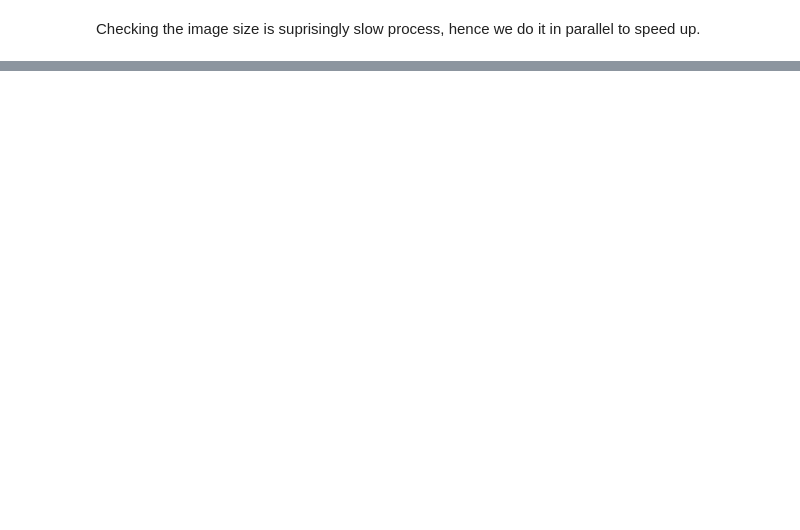
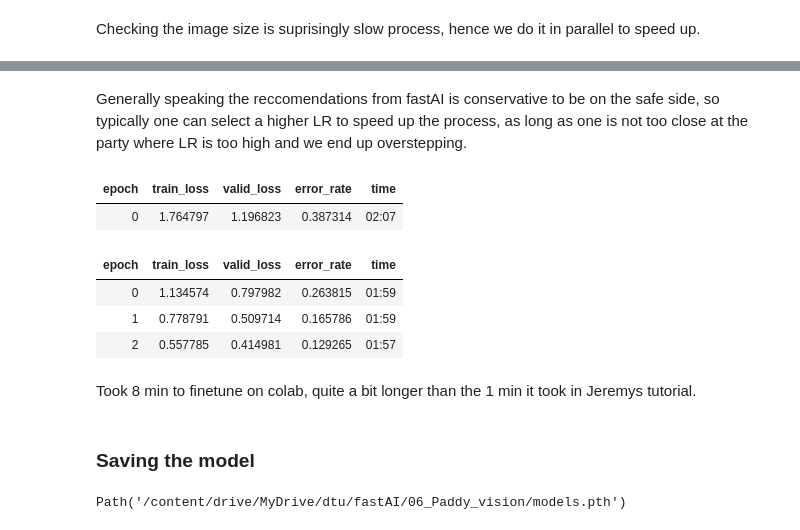
Before and after one commit to jalkestrup/fastai_course, a Jupyter notebook: 06_Paddy_vision/paddy.ipynb, the cells around one changed output, grey strips where cells are left out. Cells and saved outputs as stored; diff of their text form; code cells hidden in the pictures; blank space fills up the shorter version.

```diff
--- a/06_Paddy_vision/paddy.ipynb
+++ b/06_Paddy_vision/paddy.ipynb
@@ -176,0 +183,20 @@ Original Traceback (most recent call last):
+# %% [markdown]
+Generally speaking the reccomendations from fastAI is conservative to be on the safe side, so typically one can select a higher LR to speed up the process, as long as one is not too close at the party where LR is too high and we end up overstepping.
+# %%
+#3 epochs, LR= 10^-2
+learn.fine_tune(3, 0.01)
+# %% [output]
+| epoch | train_loss | valid_loss | error_rate | time |
+| 0 | 1.764797 | 1.196823 | 0.387314 | 02:07 |
+| epoch | train_loss | valid_loss | error_rate | time |
+| 0 | 1.134574 | 0.797982 | 0.263815 | 01:59 |
+| 1 | 0.778791 | 0.509714 | 0.165786 | 01:59 |
+| 2 | 0.557785 | 0.414981 | 0.129265 | 01:57 |
+# %% [markdown]
+Took 8 min to finetune on colab, quite a bit longer than the 1 min it took in Jeremys tutorial.
+# %% [markdown]
+### Saving the model
+# %%
+learn.save("/content/drive/MyDrive/dtu/fastAI/06_Paddy_vision/models")
+# %% [output]
+Path('/content/drive/MyDrive/dtu/fastAI/06_Paddy_vision/models.pth')
```
Also changed, not shown: parts of 11 cells of this notebook.
